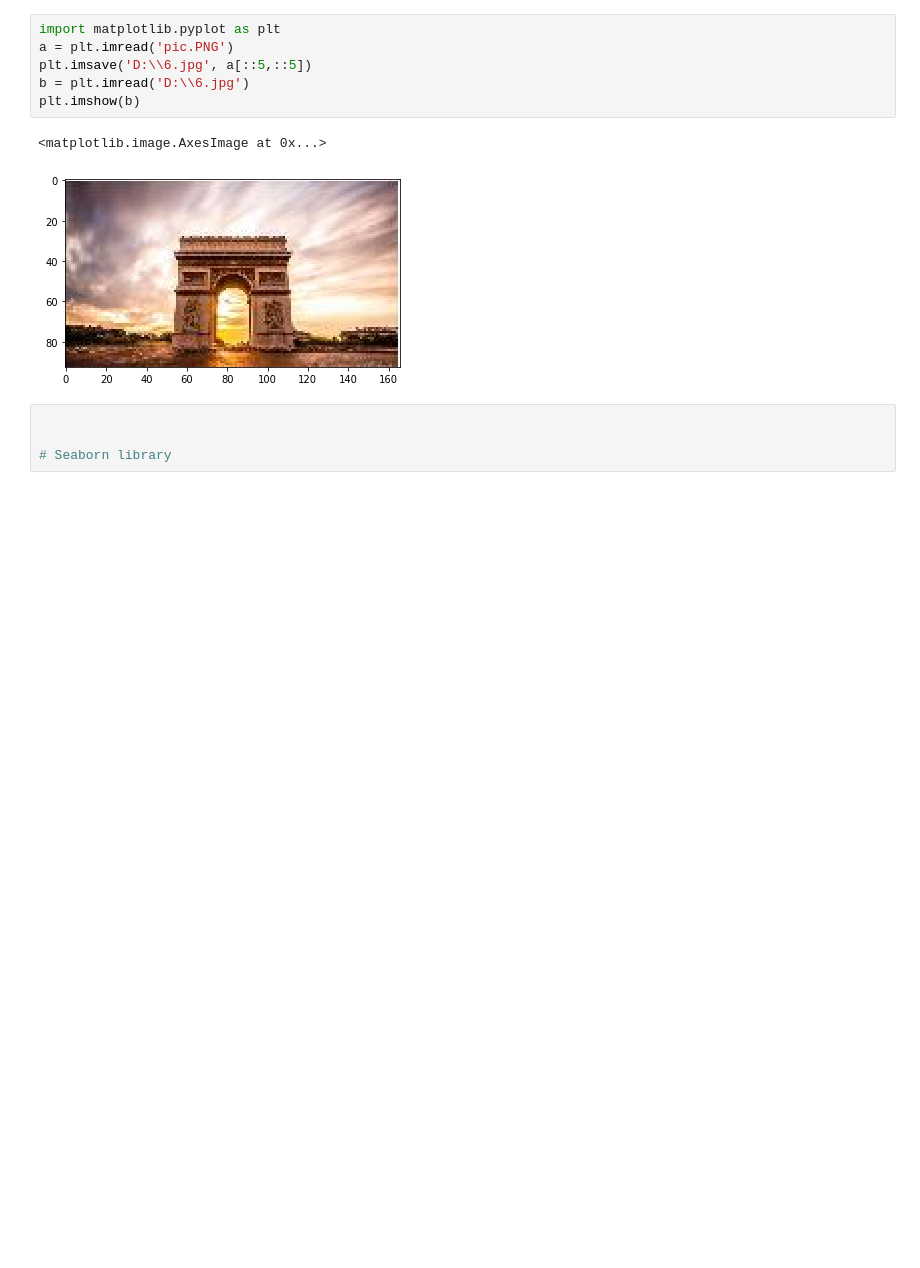
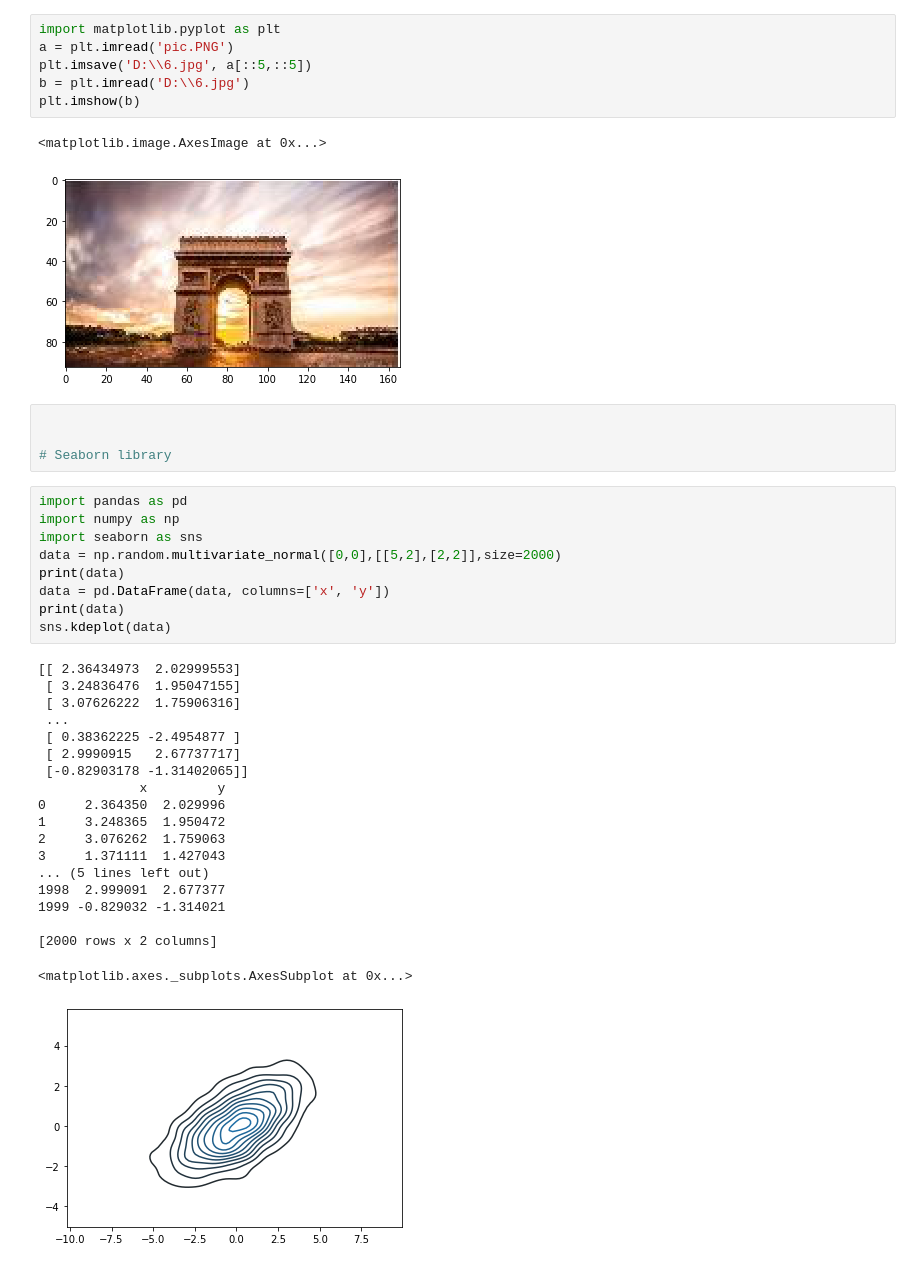
Before and after one commit to ahmed-hassan97/data_visulization, a Jupyter notebook: data_visulization.ipynb, the cells around one changed output. Cells and saved outputs as stored; diff of their text form; blank space fills up the shorter version.

```diff
--- a/data_visulization.ipynb
+++ b/data_visulization.ipynb
@@ -538,3 +538,32 @@ plt.imshow(b)
 
 
 # Seaborn library
+# %%
+import pandas as pd
+import numpy as np
+import seaborn as sns
+data = np.random.multivariate_normal([0,0],[[5,2],[2,2]],size=2000)
+print(data)
+data = pd.DataFrame(data, columns=['x', 'y'])
+print(data)
+sns.kdeplot(data)
+# %% [output]
+[[ 2.36434973  2.02999553]
+ [ 3.24836476  1.95047155]
+ [ 3.07626222  1.75906316]
+ ...
+ [ 0.38362225 -2.4954877 ]
+ [ 2.9990915   2.67737717]
+ [-0.82903178 -1.31402065]]
+             x         y
+0     2.364350  2.029996
+1     3.248365  1.950472
+2     3.076262  1.759063
+3     1.371111  1.427043
+... (5 lines left out)
+1998  2.999091  2.677377
+1999 -0.829032 -1.314021
+
+[2000 rows x 2 columns]
+<matplotlib.axes._subplots.AxesSubplot at 0x...>
+[figure, added]
```
Also changed, not shown: parts of 2 cells of this notebook.
